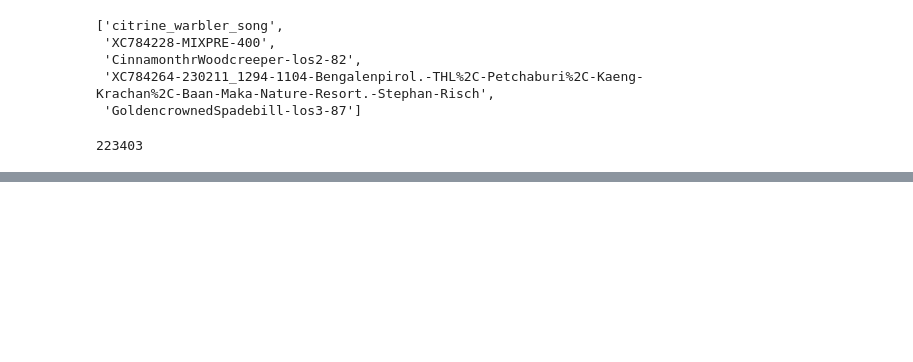
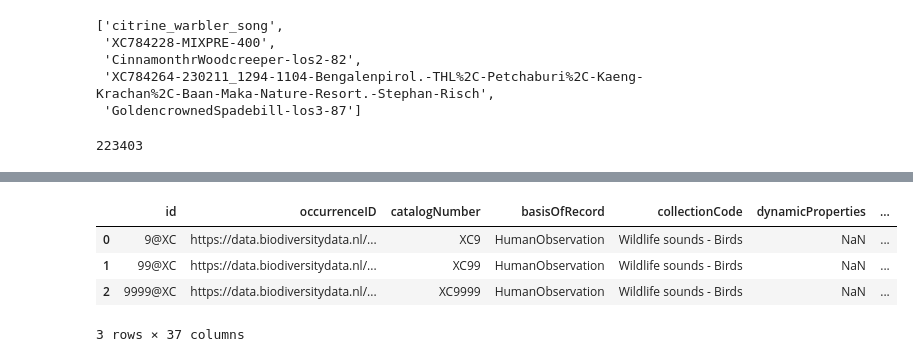
Before and after one commit to earthspecies/alp-data, a Jupyter notebook: notebooks/dataset_prep_notebooks/prep_xenocanto_2025.ipynb, the cells around one changed output, grey strips where cells are left out. Cells and saved outputs as stored; diff of their text form; code cells hidden in the pictures; blank space fills up the shorter version.

```diff
--- a/notebooks/dataset_prep_notebooks/prep_xenocanto_2025.ipynb
+++ b/notebooks/dataset_prep_notebooks/prep_xenocanto_2025.ipynb
@@ -301,0 +319,2 @@ new_xc_data["species"]
+# %%
+darwin = pd.read_csv("/home/gagan/open_audio_datasets/0031244-250525065834625/wildlife-sounds-birds-20250703.dwca/Occurrence.txt")
@@ -301,0 +339,8 @@ new_xc_data["species"]
+# %%
+darwin.head(3)
+# %% [output]
+|  | id | occurrenceID | catalogNumber | basisOfRecord | collectionCode | dynamicProperties | ... |
+| 0 | 9@XC | https://data.biodiversitydata.nl/... | XC9 | HumanObservation | Wildlife sounds - Birds | NaN | ... |
+| 1 | 99@XC | https://data.biodiversitydata.nl/... | XC99 | HumanObservation | Wildlife sounds - Birds | NaN | ... |
+| 2 | 9999@XC | https://data.biodiversitydata.nl/... | XC9999 | HumanObservation | Wildlife sounds - Birds | NaN | ... |
+3 rows × 37 columns
```
Also changed, not shown: parts of 25 cells of this notebook, 1 other file.
